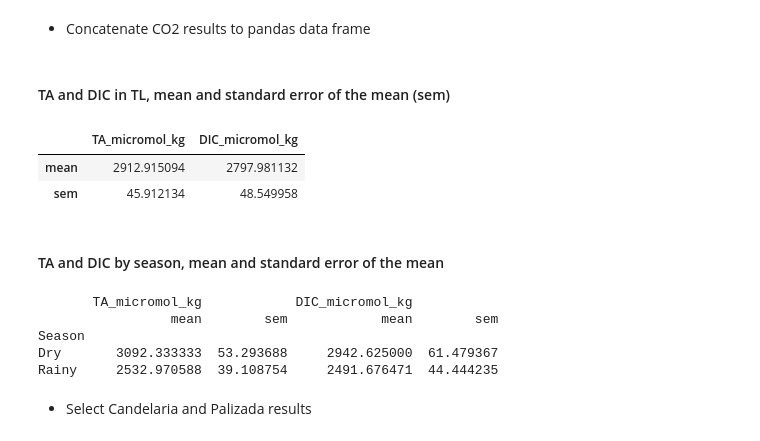
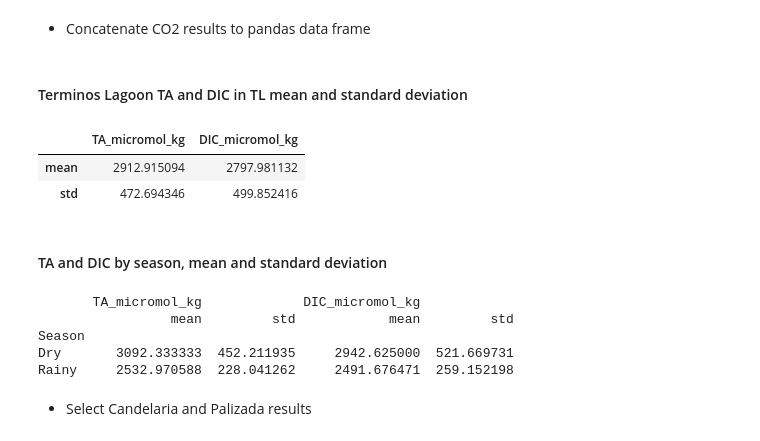
Before and after one commit to gilbertoCM/terminos_lagoon_carbonate, a Jupyter notebook: MartinezTrejo_etal_2023_pyco2sys.ipynb, the cells around one changed output. Saved outputs shown, nothing was run; the diff lists cells and outputs as text; code cells hidden in the pictures.

```diff
--- a/MartinezTrejo_etal_2023_pyco2sys.ipynb
+++ b/MartinezTrejo_etal_2023_pyco2sys.ipynb
@@ -67,24 +67,24 @@ myVars = pd.DataFrame.from_dict(myVarsDictonary, orient='columns')
 # %%
 CarbonateTL = pd.concat([myCO2data, myVars], axis=1)
 # %% [markdown]
-#### TA and DIC in TL, mean and  standard error of the mean (sem)
+#### Terminos Lagoon TA and DIC in TL mean and standard deviation
 # %%
-CarbonateTL[['TA_micromol_kg', 'DIC_micromol_kg']].agg(['mean', 'sem'])
+CarbonateTL[['TA_micromol_kg', 'DIC_micromol_kg']].agg(['mean', 'std'])
 # %% [output]
 |  | TA_micromol_kg | DIC_micromol_kg |
 | mean | 2912.915094 | 2797.981132 |
-| sem | 45.912134 | 48.549958 |
+| std | 472.694346 | 499.852416 |
 # %% [markdown]
-#### TA and DIC by season, mean and  standard error of the mean
+#### TA and DIC by season, mean and standard deviation
 # %%
-grouped_data_season = CarbonateTL.groupby("Season")[['TA_micromol_kg', 'DIC_micromol_kg']].agg(['mean', 'sem'])
+grouped_data_season = CarbonateTL.groupby("Season")[['TA_micromol_kg', 'DIC_micromol_kg']].agg(['mean', 'std'])
 print(grouped_data_season)
 # %% [output]
-       TA_micromol_kg            DIC_micromol_kg
-                 mean        sem            mean        sem
+       TA_micromol_kg             DIC_micromol_kg
+                 mean         std            mean         std
 Season
-Dry       3092.333333  53.293688     2942.625000  61.479367
-Rainy     2532.970588  39.108754     2491.676471  44.444235
+Dry       3092.333333  452.211935     2942.625000  521.669731
+Rainy     2532.970588  228.041262     2491.676471  259.152198
 # %% [markdown]
 - Select Candelaria and Palizada results
 # %%
```
Also changed, not shown: parts of 1 cell of this notebook.
